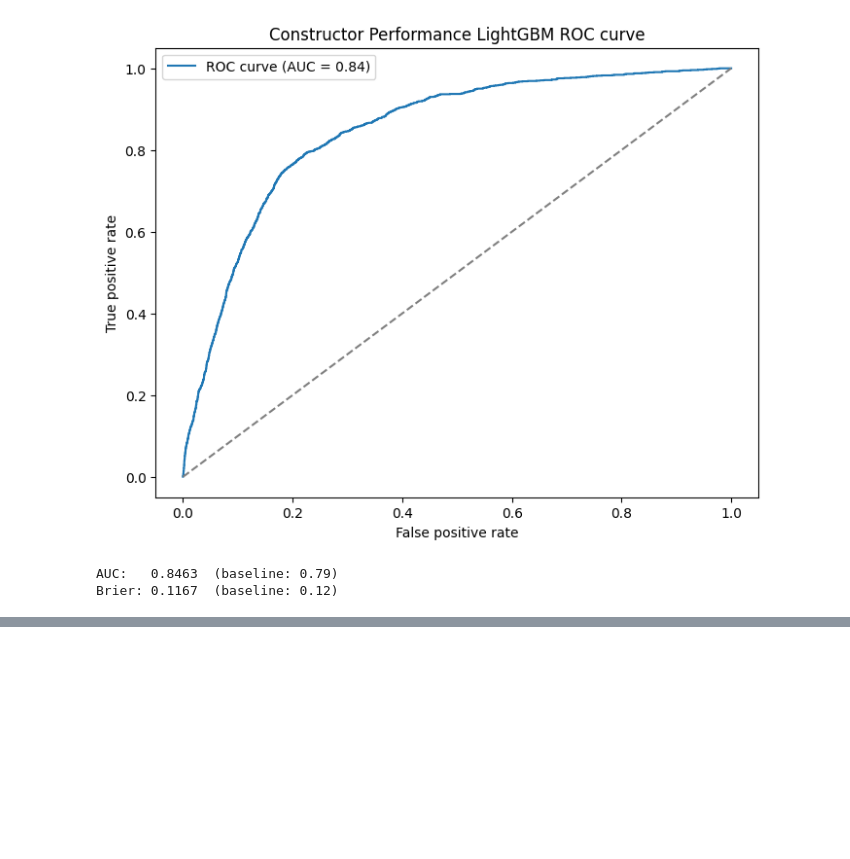
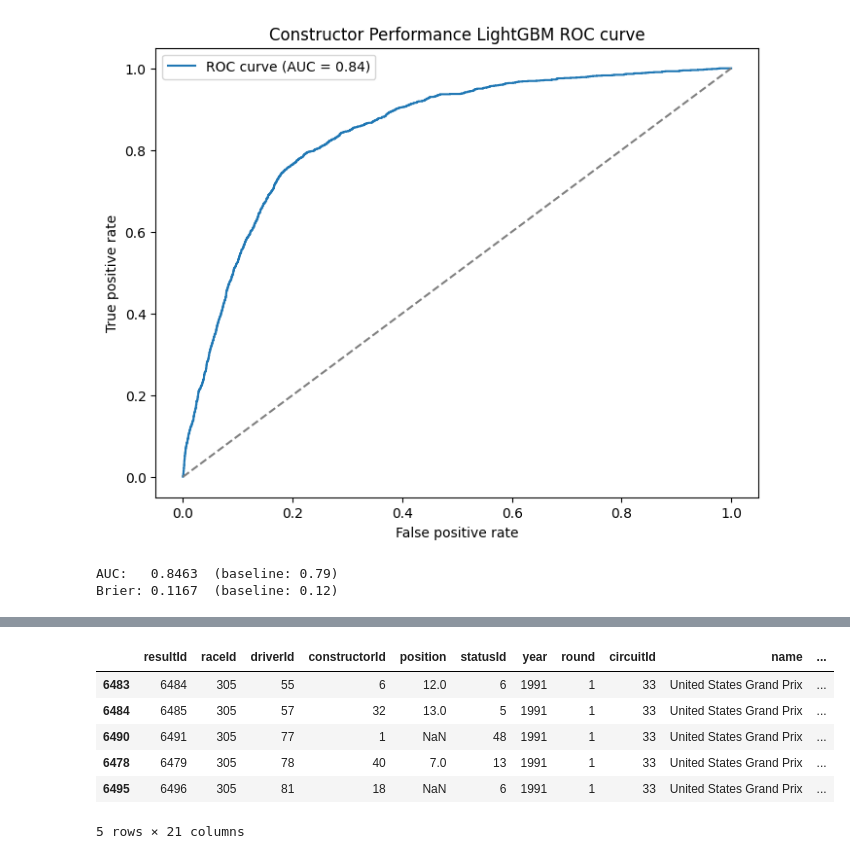
Before and after one commit to DaveAhearne/F1Prediction, a Jupyter notebook: notebooks/LightGBM_Iter.ipynb, the cells around one changed output, grey strips where cells are left out. Drawn from its saved outputs; the diff is of its cells as text; code cells hidden in the pictures; blank space fills up the shorter version.

```diff
--- a/notebooks/LightGBM_Iter.ipynb
+++ b/notebooks/LightGBM_Iter.ipynb
@@ -1066,0 +1072,34 @@ Brier: 0.1167  (baseline: 0.12)
+# %%
+non_mechanical_statuses = [
+    # Finished / classified
+    "Finished",
+    "+1 Lap", "+2 Laps", "+3 Laps", "+4 Laps", "+5 Laps",
+    "+6 Laps", "+7 Laps", "+8 Laps", "+9 Laps", "+10 Laps",
+    "+11 Laps", "+12 Laps", "+13 Laps", "+14 Laps", "+15 Laps",
+    "+16 Laps", "+17 Laps", "+18 Laps", "+19 Laps", "+20 Laps",
+    "+21 Laps", "+22 Laps", "+23 Laps", "+24 Laps", "+25 Laps",
+    "+26 Laps", "+29 Laps", "+30 Laps", "+38 Laps", "+42 Laps",
+    "+44 Laps", "+46 Laps", "+49 Laps",
+
+    # Racing incidents
+    "Accident", "Collision", "Collision damage", "Spun off", "Fatal accident",
+
+    # Driver / personal
+    "Physical", "Injured", "Injury", "Driver unwell", "Eye injury",
+    "Illness", "Safety belt", "Driver Seat", "Seat",
+
+    # Regulatory / administrative
+    "Disqualified", "Excluded", "Underweight", "107% Rule",
+    "Did not qualify", "Did not prequalify", "Not classified",
+    "Withdrew", "Not restarted",
+
+    # Ambiguous — excluded to keep data clean
+    "Retired", "Damage", "Debris", "Fire", "Safety", "Safety concerns",
+
+    # Pit / logistics
+    "Fuel Rig",
+]
+
+mechanical_dnf_ids = status_df[
+    ~status_df["status"].isin(non_mechanical_statuses)
+]["statusId"]
@@ -1066,0 +1121,11 @@ Brier: 0.1167  (baseline: 0.12)
+# %%
+training_base_driver_en_3_data_df["mechanicalDNF"] = np.where(training_base_driver_en_3_data_df["statusId"].isin(mechanical_dnf_ids), 1, 0)
+training_base_driver_en_3_data_df.head()
+# %% [output]
+|  | resultId | raceId | driverId | constructorId | position | statusId | year | round | circuitId | name | ... |
+| 6483 | 6484 | 305 | 55 | 6 | 12.0 | 6 | 1991 | 1 | 33 | United States Grand Prix | ... |
+| 6484 | 6485 | 305 | 57 | 32 | 13.0 | 5 | 1991 | 1 | 33 | United States Grand Prix | ... |
+| 6490 | 6491 | 305 | 77 | 1 | NaN | 48 | 1991 | 1 | 33 | United States Grand Prix | ... |
+| 6478 | 6479 | 305 | 78 | 40 | 7.0 | 13 | 1991 | 1 | 33 | United States Grand Prix | ... |
+| 6495 | 6496 | 305 | 81 | 18 | NaN | 6 | 1991 | 1 | 33 | United States Grand Prix | ... |
+5 rows × 21 columns
```
Also changed, not shown: parts of 15 cells of this notebook, 37 other files.
